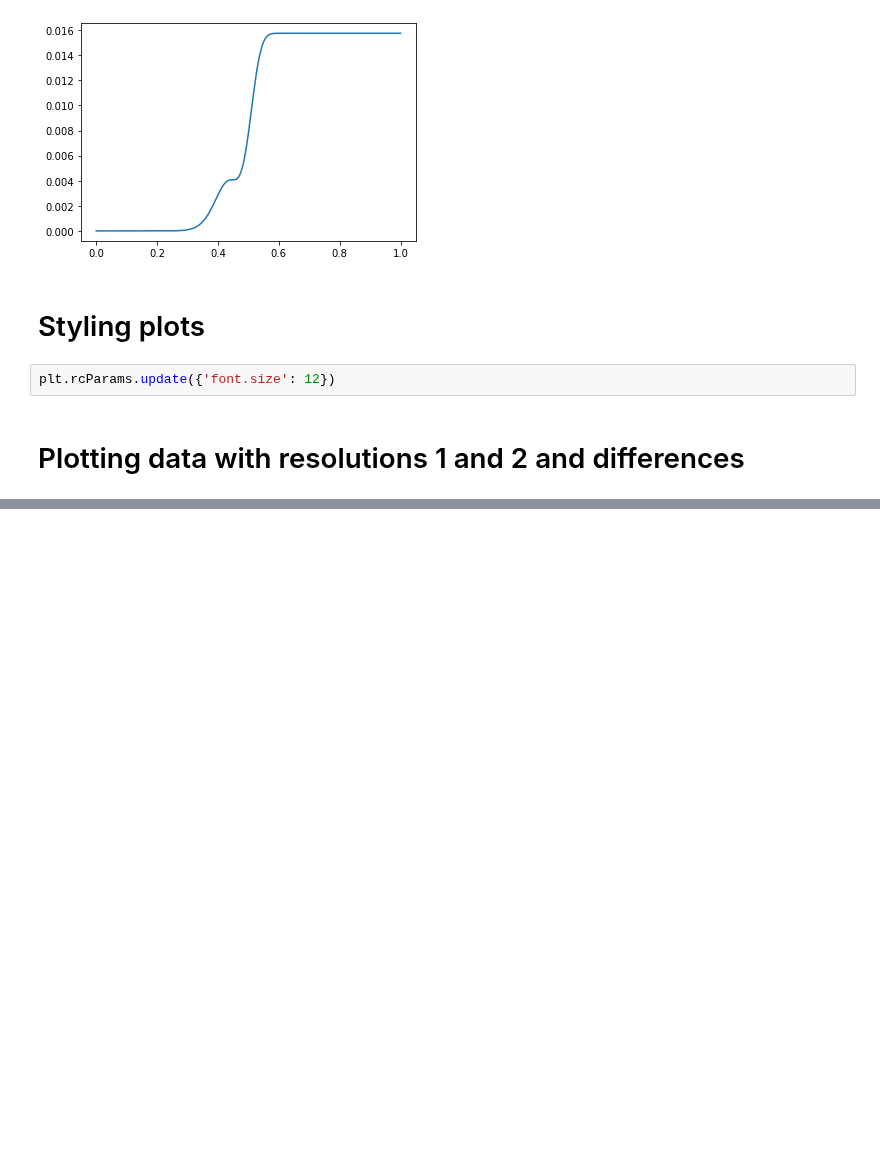
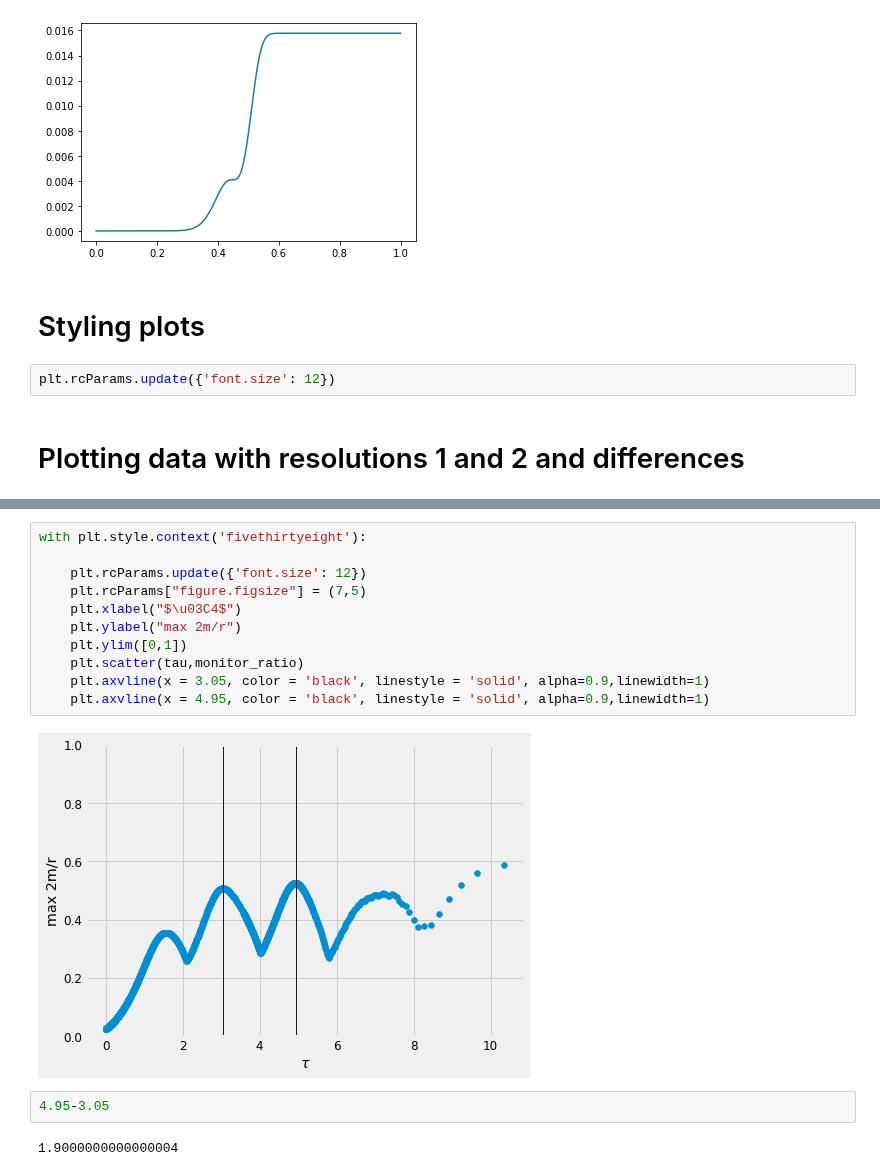
Before and after one commit to rita-png/gravitational-collapse, a Jupyter notebook: ScalarField/2D/PostProcessing.ipynb, the cells around one changed output, grey strips where cells are left out. Saved outputs shown, nothing was run; the diff lists cells and outputs as text; blank space fills up the shorter version.

```diff
--- a/ScalarField/2D/PostProcessing.ipynb
+++ b/ScalarField/2D/PostProcessing.ipynb
@@ -131,0 +183,17 @@ len(tau)
+# %%
+with plt.style.context('fivethirtyeight'):
+
+    plt.rcParams.update({'font.size': 12})
+    plt.rcParams["figure.figsize"] = (7,5)
+    plt.xlabel("$\u03C4$")
+    plt.ylabel("max 2m/r")
+    plt.ylim([0,1])
+    plt.scatter(tau,monitor_ratio)
+    plt.axvline(x = 3.05, color = 'black', linestyle = 'solid', alpha=0.9,linewidth=1)
+    plt.axvline(x = 4.95, color = 'black', linestyle = 'solid', alpha=0.9,linewidth=1)
+# %% [output]
+[figure, added]
+# %%
+4.95-3.05
+# %% [output]
+1.9000000000000004
```
Also changed, not shown: parts of 19 cells of this notebook.
